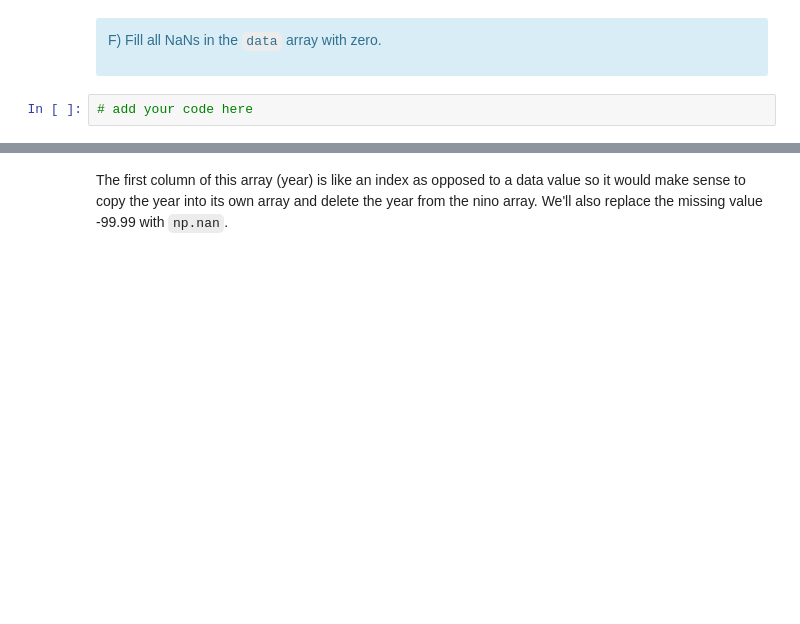
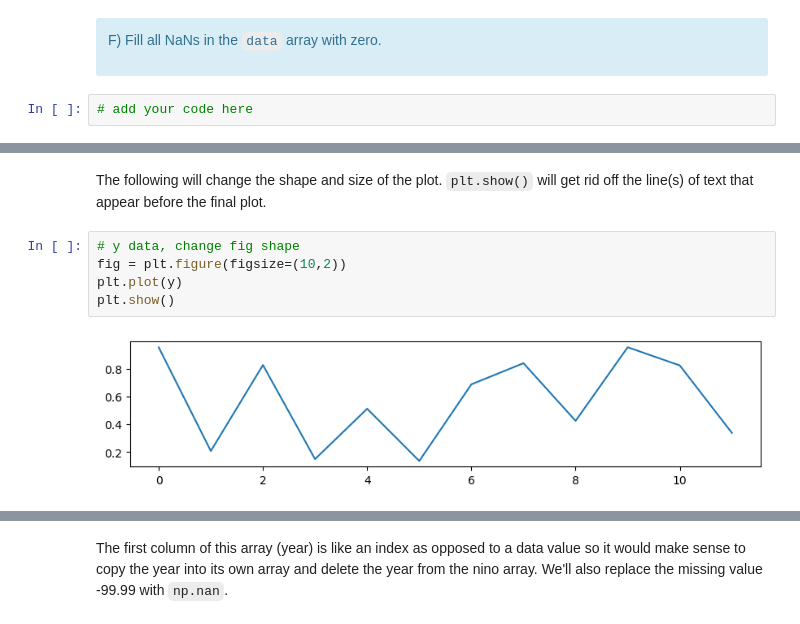
Before and after one commit to kerriegeil/DEV_canvas_beginner_py, a Jupyter notebook: 06_IntroToNumpy.ipynb, the cells around one changed output, grey strips where cells are left out. Cells and saved outputs as stored; diff of their text form; blank space fills up the shorter version.

````diff
--- a/06_IntroToNumpy.ipynb
+++ b/06_IntroToNumpy.ipynb
@@ -2320,0 +1880,9 @@
+# %% [markdown]
+The following will change the shape and size of the plot. ```plt.show()``` will get rid off the line(s) of text that appear before the final plot.
+# %%
+# y data, change fig shape
+fig = plt.figure(figsize=(10,2))
+plt.plot(y)
+plt.show()
+# %% [output]
+[figure, added]
````
Also changed, not shown: parts of 155 cells of this notebook, 3 other files.
